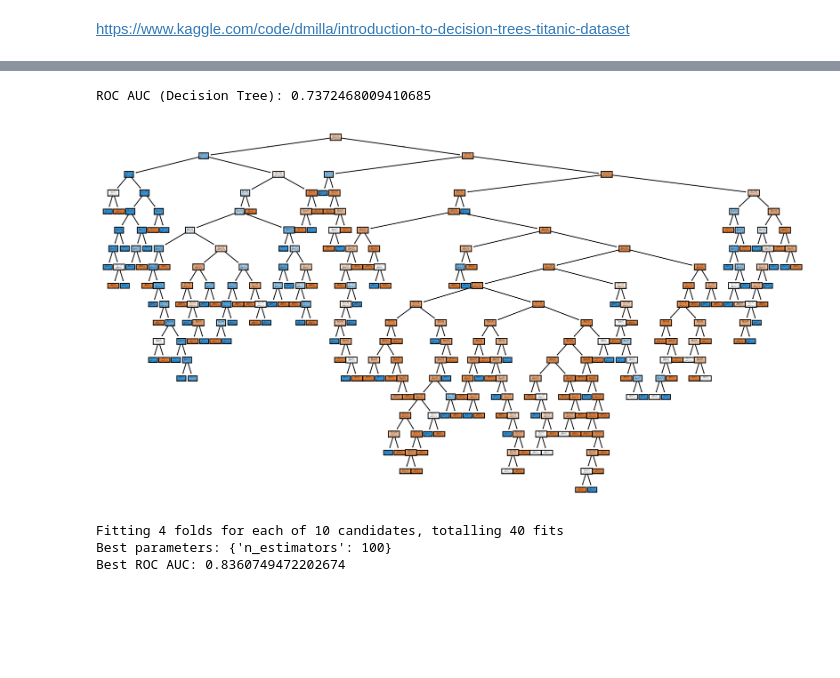
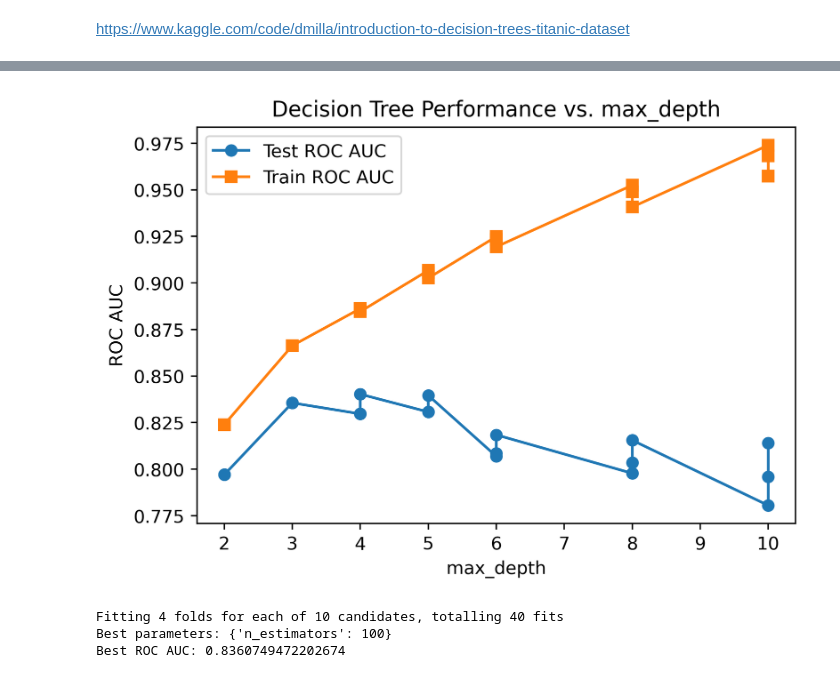
Before and after one commit to buianhtuyet05/baitapnhom_06, a Jupyter notebook: GT1_CÂY QUYẾT ĐỊNH VÀ RỪNG CÂY (1).ipynb, the cells around one changed output, grey strips where cells are left out. Drawn from its saved outputs; the diff is of its cells as text; code cells hidden in the pictures; blank space fills up the shorter version.

```diff
--- a/GT1_CÂY QUYẾT ĐỊNH VÀ RỪNG CÂY (1).ipynb
+++ b/GT1_CÂY QUYẾT ĐỊNH VÀ RỪNG CÂY (1).ipynb
@@ -1079,15 +1142,39 @@ DecisionTreeClassifier(random_state=42)
 # %%
-y_pred_dt = dt.predict(X_test)
-roc_dt = roc_auc_score(y_test, y_pred_dt)
-print("ROC AUC (Decision Tree):", roc_dt)
+results_df = pd.DataFrame(grid_dt.cv_results_)
+plt.figure(figsize=(6,4))
+plt.plot(results_df['param_max_depth'], results_df['mean_test_score'], marker='o', label='Test ROC AUC')
+plt.plot(results_df['param_max_depth'], results_df['mean_train_score'], marker='s', label='Train ROC AUC')
+plt.xlabel('max_depth')
+plt.ylabel('ROC AUC')
+plt.title('Decision Tree Performance vs. max_depth')
+plt.legend()
+plt.show()
 # %% [output]
-ROC AUC (Decision Tree): 0.7372468009410685
+[figure, added]
 # %%
-plt.figure(figsize=(15, 8))
-plot_tree(dt, feature_names=X.columns, class_names=['Not Survived', 'Survived'], filled=True)
-plt.show()
+# Import lại
+from sklearn.model_selection import GridSearchCV
+from sklearn.ensemble import RandomForestClassifier
+
+# Tạo rừng cây ban đầu
+rf = RandomForestClassifier(
+    n_estimators=10,
+    criterion='gini',
+    max_depth=3,
+    min_samples_split=2,
+    min_samples_leaf=1,
+    min_weight_fraction_leaf=0.0,
+    max_features='sqrt',
+    max_leaf_nodes=None,
+    min_impurity_decrease=0.0,
+    bootstrap=True,
+    oob_score=False,
+    n_jobs=None,
+    random_state=42,
+    verbose=0,
+    warm_start=False,
+    class_weight=None
+)
-# %% [output]
-[figure, removed]
 # %%
 rf = RandomForestClassifier(random_state=42)
 rf_params = {'n_estimators': list(range(10, 110, 10))}
```
Also changed, not shown: parts of 8 cells of this notebook, 1 other file.
